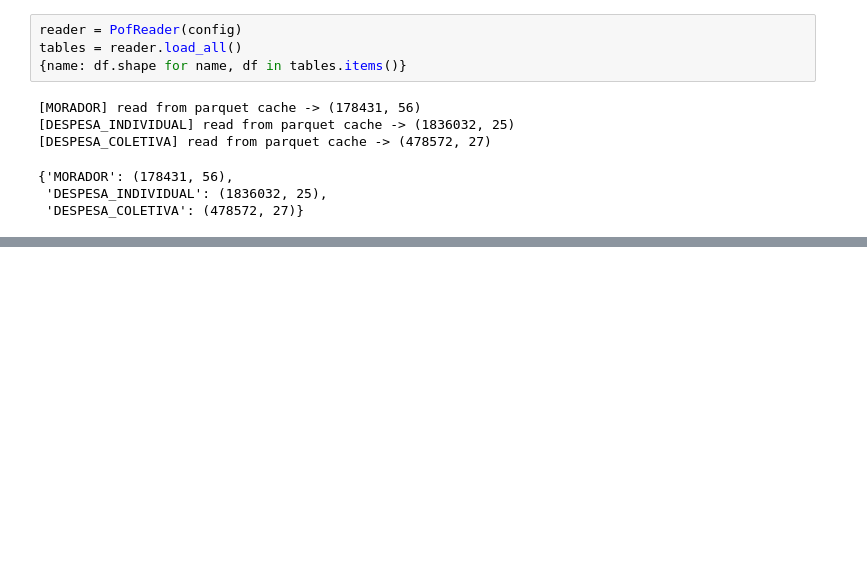
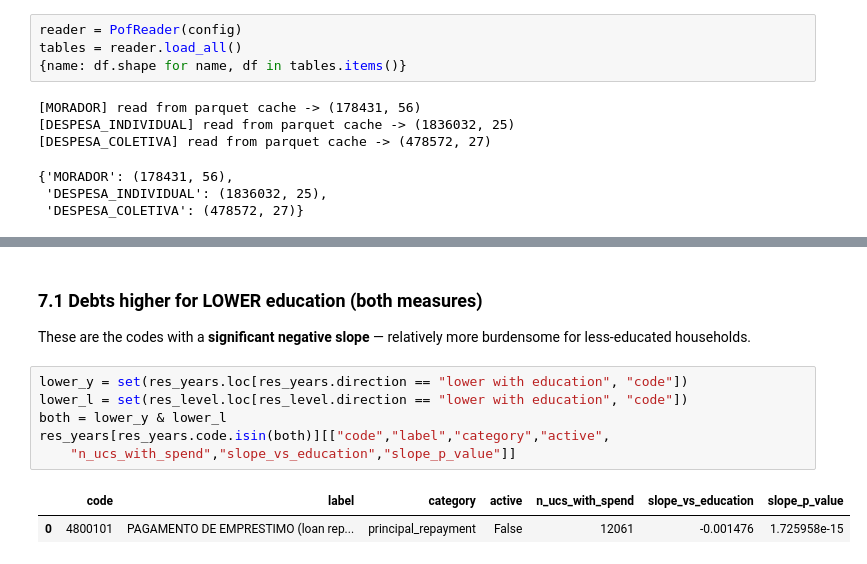
Before and after one commit to JP-Regazzi/tcc-giovanna, a Jupyter notebook: main.ipynb, the cells around one changed output, grey strips where cells are left out. Drawn from its saved outputs; the diff is of its cells as text; blank space fills up the shorter version.

```diff
--- a/main.ipynb
+++ b/main.ipynb
@@ -192,0 +254,14 @@ Read the three together for the full narrative — see `docs/03_current_state_an
+# %% [markdown]
+### 7.1 Debts higher for LOWER education (both measures)
+
+These are the codes with a **significant negative slope** — relatively more
+burdensome for less-educated households.
+# %%
+lower_y = set(res_years.loc[res_years.direction == "lower with education", "code"])
+lower_l = set(res_level.loc[res_level.direction == "lower with education", "code"])
+both = lower_y & lower_l
+res_years[res_years.code.isin(both)][["code","label","category","active",
+    "n_ucs_with_spend","slope_vs_education","slope_p_value"]]
+# %% [output]
+|  | code | label | category | active | n_ucs_with_spend | slope_vs_education | slope_p_value |
+| 0 | 4800101 | PAGAMENTO DE EMPRESTIMO (loan rep... | principal_repayment | False | 12061 | -0.001476 | 1.725958e-15 |
```
Also changed, not shown: parts of 26 cells of this notebook, 14 other files.
